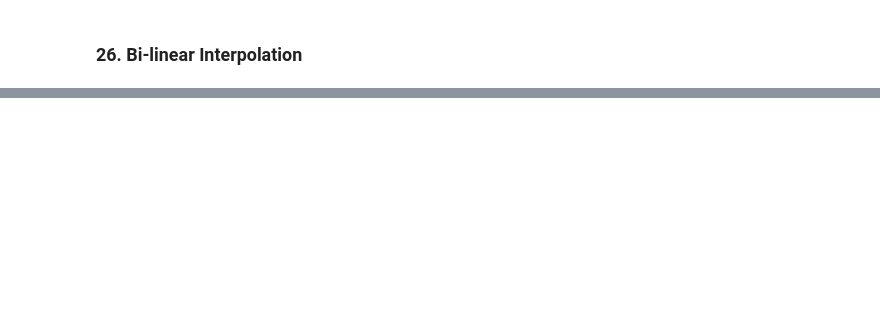
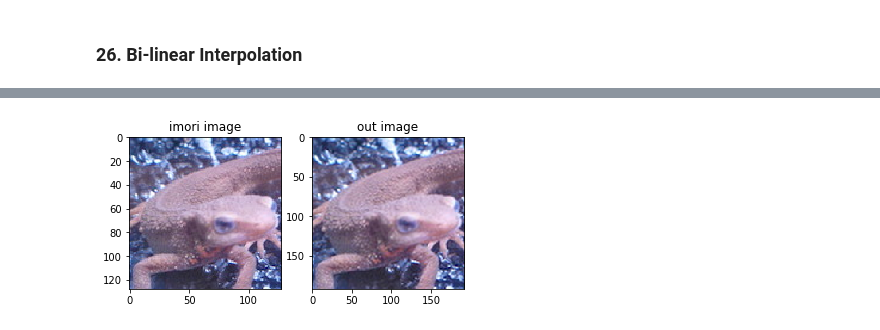
Before and after one commit to YYingH/Image_Processing_100, a Jupyter notebook: Question21_30.ipynb, the cells around one changed output, grey strips where cells are left out. Drawn from its saved outputs; the diff is of its cells as text; code cells hidden in the pictures; blank space fills up the shorter version.

```diff
--- a/Question21_30.ipynb
+++ b/Question21_30.ipynb
@@ -241,0 +313,86 @@ Although the processing time is increased as the amount of calculation is large,
+# %%
+# Bi-cubic Interpolation
+def bc_interpolate(img, ax=1., ay=1.):
+    H, W, C = img.shape
+
+    aH = int(ay * H)
+    aW = int(ax * W)
+
+    # get positions of resized image
+    y = np.arange(aH).repeat(aW).reshape(aW, -1)
+    x = np.tile(np.arange(aW), (aH, 1))
+    y = (y / ay)
+    x = (x / ax)
+
+    # get positions of original image
+    ix = np.floor(x).astype(np.int)
+    iy = np.floor(y).astype(np.int)
+
+    ix = np.minimum(ix, W-1)
+    iy = np.minimum(iy, H-1)
+
+    # get distance of each position of original image
+    dx2 = x - ix
+    dy2 = y - iy
+    dx1 = dx2 + 1
+    dy1 = dy2 + 1
+    dx3 = 1 - dx2
+    dy3 = 1 - dy2
+    dx4 = 1 + dx3
+    dy4 = 1 + dy3
+
+    dxs = [dx1, dx2, dx3, dx4]
+    dys = [dy1, dy2, dy3, dy4]
+
+    # bi-cubic weight
+    def weight(t):
+        a = -1.
+        at = np.abs(t)
+        w = np.zeros_like(t)
+        ind = np.where(at <= 1)
+        w[ind] = ((a+2) * np.power(at, 3) - (a+3) * np.power(at, 2) + 1)[ind]
+        ind = np.where((at > 1) & (at <= 2))
+        w[ind] = (a*np.power(at, 3) - 5*a*np.power(at, 2) + 8*a*at - 4*a)[ind]
+        return w
+
+    w_sum = np.zeros((aH, aW, C), dtype=np.float32)
+    out = np.zeros((aH, aW, C), dtype=np.float32)
+
+    # interpolate
+    for j in range(-1, 3):
+        for i in range(-1, 3):
+            ind_x = np.minimum(np.maximum(ix + i, 0), W-1)
+            ind_y = np.minimum(np.maximum(iy + j, 0), H-1)
+
+            wx = weight(dxs[i+1])
+            wy = weight(dys[j+1])
+            wx = np.repeat(np.expand_dims(wx, axis=-1), 3, axis=-1)
+            wy = np.repeat(np.expand_dims(wy, axis=-1), 3, axis=-1)
+
+            w_sum += wx * wy
+            out += wx * wy * img[ind_y, ind_x]
+
+    out /= w_sum
+    out = np.clip(out, 0, 255)
+    out = out.astype(np.uint8)
+
+    return out
+
+
+# Read image
+img = cv2.imread("Dataset/others/imori.jpg").astype(np.float32)
+
+# Bi-cubic interpolation
+out = bc_interpolate(img, ax=1.5, ay=1.5)
+
+img = img.astype(np.uint8)
+out = out.astype(np.uint8)
+plt.subplot(1,2,1)
+plt.imshow(cv2.cvtColor(img,cv2.COLOR_BGR2RGB))
+plt.title('imori image')
+plt.subplot(1,2,2)
+plt.imshow(cv2.cvtColor(out,cv2.COLOR_BGR2RGB))
+plt.title('out image')
+plt.show()
+# %% [output]
+[figure, added]
```
Also changed, not shown: parts of 6 cells of this notebook.
